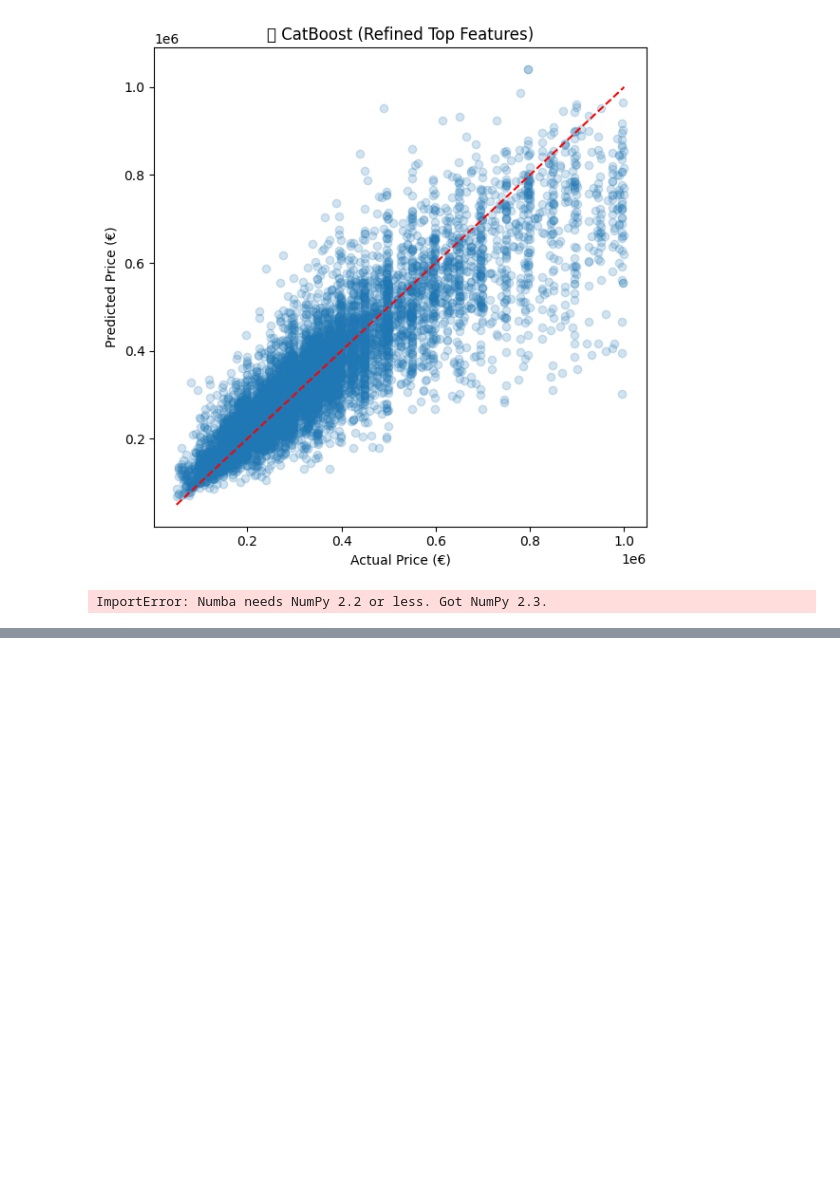
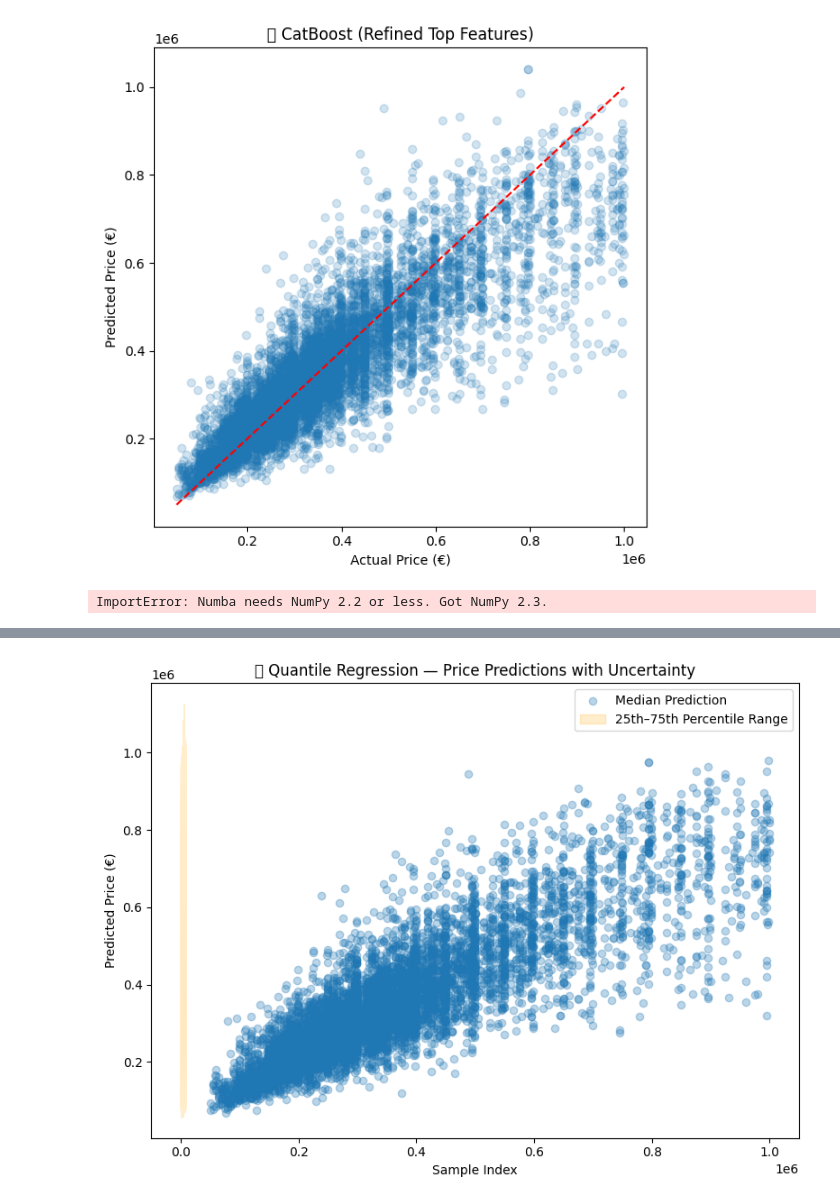
Before and after one commit to kayedee90/challenge-regression, a Jupyter notebook: marc/model_pipeline.ipynb, the cells around one changed output, grey strips where cells are left out. Cells and saved outputs as stored; diff of their text form; code cells hidden in the pictures; blank space fills up the shorter version.

Commit message:
Catboost per subtype

```diff
--- a/marc/model_pipeline.ipynb
+++ b/marc/model_pipeline.ipynb
@@ -1296,3 +1296,80 @@ if "epcScore" in X_test.columns:
     plt.savefig("../figures/shap_dependence_epcScore.png")
 # %% [output]
 ImportError: Numba needs NumPy 2.2 or less. Got NumPy 2.3.
+# %%
+# 📌 Quantile Regression with CatBoost — Predicting Price Uncertainty Bounds
+
+import pandas as pd
+import numpy as np
+from catboost import CatBoostRegressor
+from sklearn.model_selection import train_test_split
+from sklearn.metrics import mean_absolute_error, r2_score, mean_squared_error
+import matplotlib.pyplot as plt
+import warnings
+warnings.filterwarnings("ignore")
+
+# === 1. Load Data ===
+df = pd.read_csv("../data/cleaned_data_mvg2.csv")
+X = df.drop(columns=["price", "price_square_meter"])
+y = np.log(df["price"])  # Use log(price) for smoother prediction
+
+# === 2. Select Features (Refined Top from SHAP) ===
+top_features = ['habitableSurface', 'postCode', 'subtype', 'buildingCondition', 'location_cluster']
+categorical_cols = ['subtype', 'buildingCondition', 'location_cluster']
+
+X = X[top_features].copy()
+for col in categorical_cols:
+    X[col] = X[col].astype(str)
+
+# === 3. Train-Test Split ===
+X_train, X_test, y_train, y_test = train_test_split(X, y, test_size=0.2, random_state=42)
+
+# === 4. Fit Three CatBoost Models: 25th, 50th, and 75th percentiles ===
+models = {}
+quantiles = [0.25, 0.5, 0.75]
+
+for q in quantiles:
+    model = CatBoostRegressor(
+        loss_function=f"Quantile:alpha={q}",
+        iterations=600,
+        depth=6,
+        learning_rate=0.05,
+        verbose=0
+    )
+    model.fit(X_train, y_train, cat_features=categorical_cols)
+    models[q] = model
+
+# === 5. Predict and Inverse Log ===
+preds_log = {q: models[q].predict(X_test) for q in quantiles}
+preds = {q: np.exp(preds_log[q]) for q in quantiles}
+y_true = np.exp(y_test)
+
+# === 6. Evaluation (Median only) ===
+mae = mean_absolute_error(y_true, preds[0.5])
+rmse = np.sqrt(mean_squared_error(y_true, preds[0.5]))
+r2 = r2_score(y_true, preds[0.5])
+
+print(f"\n✅ CatBoost Quantile Regression (Median)")
+print(f"MAE:  €{mae:,.0f}")
+print(f"RMSE: €{rmse:,.0f}")
+print(f"R²:   {r2:.3f}")
+
+# === 7. Plot Prediction Intervals ===
+plt.figure(figsize=(8, 6))
+plt.scatter(y_true, preds[0.5], alpha=0.3, label="Median Prediction")
+plt.fill_between(
+    range(len(y_test)),
+    preds[0.25],
+    preds[0.75],
+    color="orange",
+    alpha=0.2,
+    label="25th–75th Percentile Range"
+)
+plt.xlabel("Sample Index")
+plt.ylabel("Predicted Price (€)")
+plt.title("🎯 Quantile Regression — Price Predictions with Uncertainty")
+plt.legend()
+plt.tight_layout()
+plt.savefig("../figures/catboost_quantile_price_bounds.png")
+plt.show()
+# %% [output]
@@ -1298,0 +1380 @@ ImportError: Numba needs NumPy 2.2 or less. Got NumPy 2.3.
+[figure, added]
```
Also changed, not shown: parts of 3 cells of this notebook, 11 other files.
